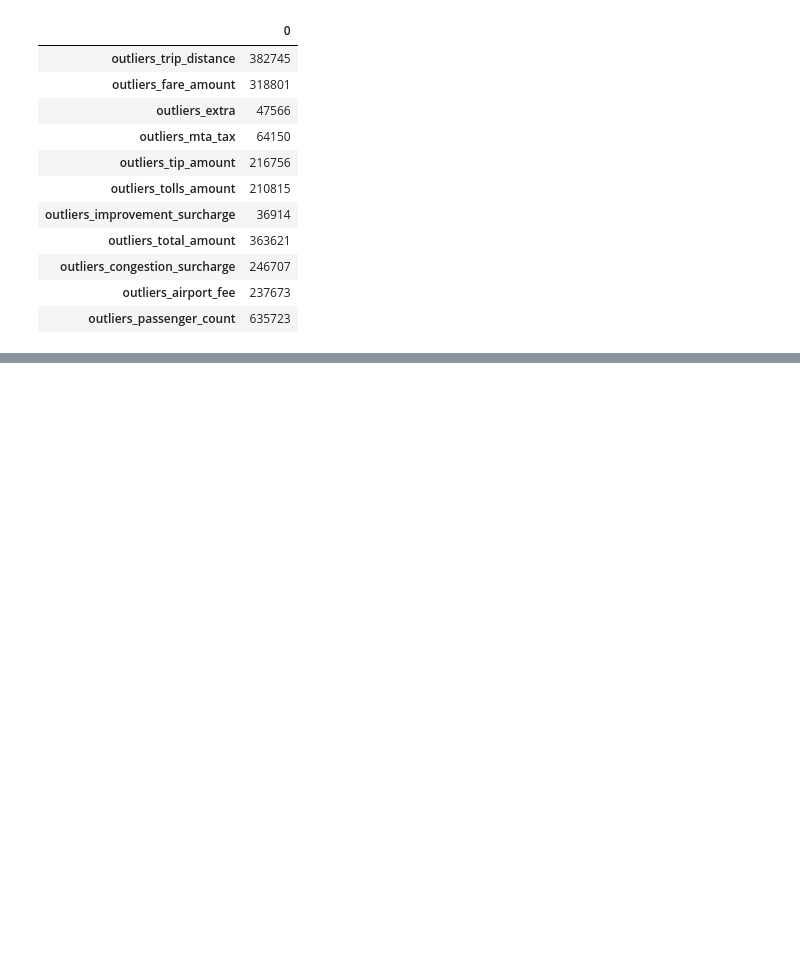
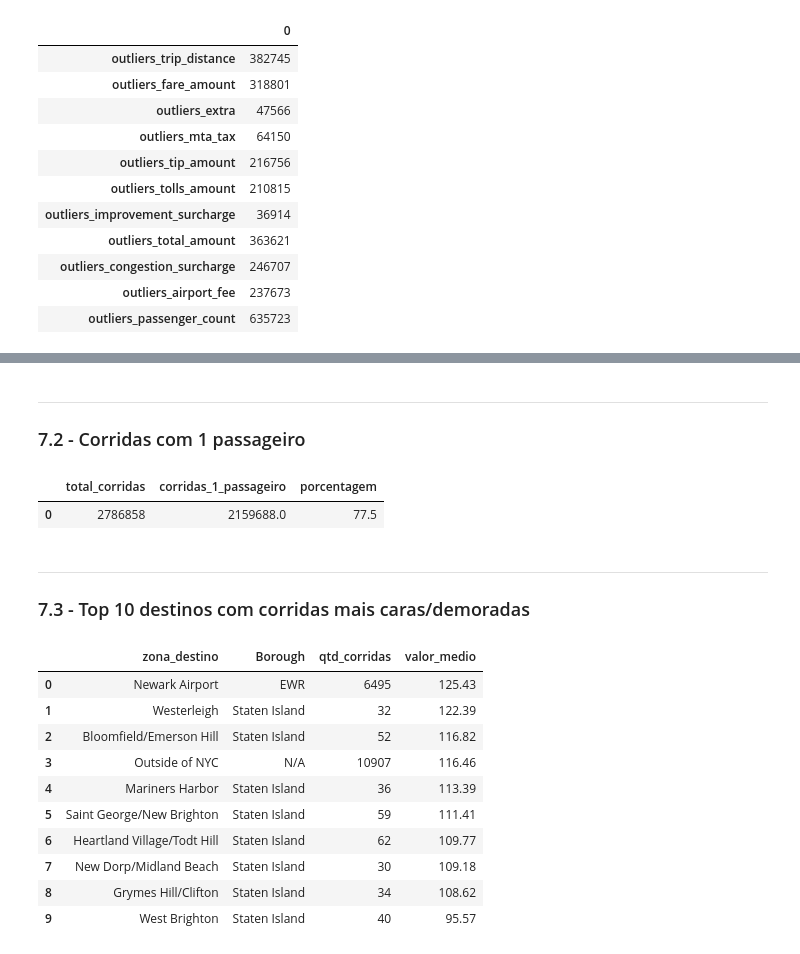
Before and after one commit to JohnnyFRL/led_taxi_elt, a Jupyter notebook: ipynb/elt_nyc_taxi.ipynb, the cells around one changed output, grey strips where cells are left out. Cells and saved outputs as stored; diff of their text form; code cells hidden in the pictures; blank space fills up the shorter version.

```diff
--- a/ipynb/elt_nyc_taxi.ipynb
+++ b/ipynb/elt_nyc_taxi.ipynb
@@ -621,0 +792,45 @@ financeiro e operação, sempre a partir do modelo dimensional.)*
+# %% [markdown]
+---
+
+### 7.2 - Corridas com 1 passageiro
+# %%
+con.execute("""
+    SELECT
+        COUNT(*) AS total_corridas,
+        SUM(CASE WHEN passenger_count = 1 THEN 1 ELSE 0 END) AS corridas_1_passageiro,
+        ROUND(SUM(CASE WHEN passenger_count = 1 THEN 1 ELSE 0 END) * 100.0 / COUNT(*), 2) AS porcentagem
+    FROM fato_corridas
+""").fetchdf()
+# %% [output]
+|  | total_corridas | corridas_1_passageiro | porcentagem |
+| 0 | 2786858 | 2159688.0 | 77.5 |
+# %% [markdown]
+---
+
+### 7.3 - Top 10 destinos com corridas mais caras/demoradas
+# %%
+con.execute("""
+    SELECT
+        z.Zone AS zona_destino,
+        z.Borough,
+        COUNT(*) AS qtd_corridas,
+        ROUND(AVG(f.total_amount), 2) AS valor_medio
+    FROM fato_corridas f
+    JOIN dim_localizacao z ON f.DOLocationID = z.LocationID
+    GROUP BY z.Zone, z.Borough
+    HAVING COUNT(*) >= 30
+    ORDER BY valor_medio DESC
+    LIMIT 10
+""").fetchdf()
+# %% [output]
+|  | zona_destino | Borough | qtd_corridas | valor_medio |
+| 0 | Newark Airport | EWR | 6495 | 125.43 |
+| 1 | Westerleigh | Staten Island | 32 | 122.39 |
+| 2 | Bloomfield/Emerson Hill | Staten Island | 52 | 116.82 |
+| 3 | Outside of NYC | N/A | 10907 | 116.46 |
+| 4 | Mariners Harbor | Staten Island | 36 | 113.39 |
+| 5 | Saint George/New Brighton | Staten Island | 59 | 111.41 |
+| 6 | Heartland Village/Todt Hill | Staten Island | 62 | 109.77 |
+| 7 | New Dorp/Midland Beach | Staten Island | 30 | 109.18 |
+| 8 | Grymes Hill/Clifton | Staten Island | 34 | 108.62 |
+| 9 | West Brighton | Staten Island | 40 | 95.57 |
```
Also changed, not shown: parts of 30 cells of this notebook.
